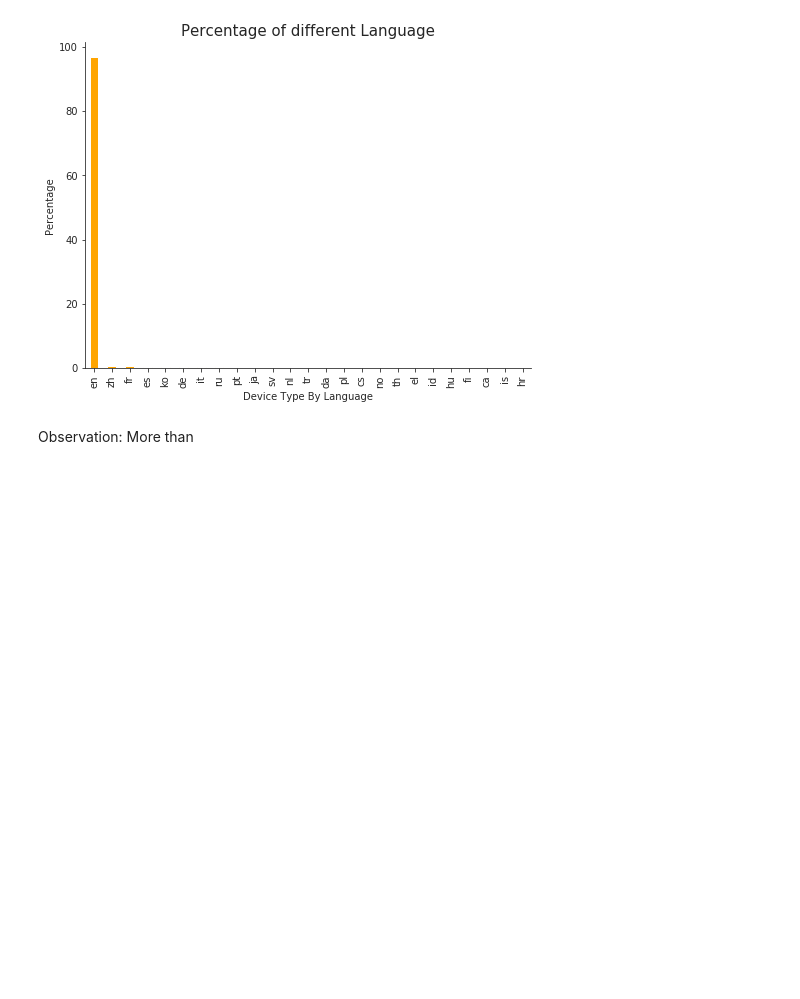
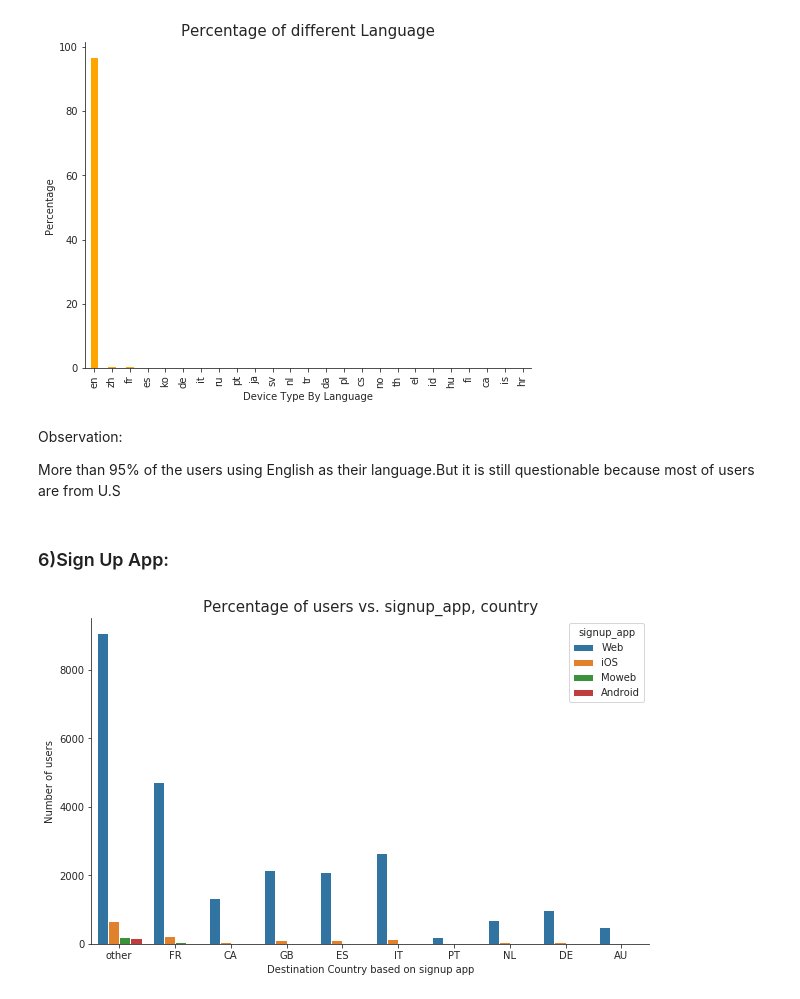
Before and after one commit to fwang312/Airbnb-User-Booking, a Jupyter notebook: New_User_Booking.ipynb, the cells around one changed output. Cells and saved outputs as stored; diff of their text form; code cells hidden in the pictures; blank space fills up the shorter version.

```diff
--- a/New_User_Booking.ipynb
+++ b/New_User_Booking.ipynb
@@ -146,7 +146,7 @@ age = df['age']
 age.fillna(-1, inplace = True)
 # %%
 ## This are birthdays instead of age (estimating age by doing 2016 - value)
-age = np.where(np.logical_and(age<2014, age>1917), 2017-age, age)
+age = np.where(np.logical_and(age<2013, age>1917), 2017-age, age)
 
 ## This is the current year insted of age, we also consider this as N/A
 age = np.where(np.logical_and(age<2016, age>2010), -1, age)
@@ -266,5 +266,22 @@ plt.title('Percentage of different Language', size = 15)
 sns.despine()
 # %% [output]
 [figure]
-# %% [markdown]
-Observation: More than
+# %% [markdown]
+Observation:
+
+More than 95% of the users using English as their language.But it is still questionable because most of users are from U.S
+# %% [markdown]
+### 6)Sign Up App:
+# %%
+sns.set_style('ticks')
+fig, ax = plt.subplots()
+fig.set_size_inches(10, 6)
+
+sns.countplot(x = 'country_destination', hue = 'signup_app', data = data_without_NDF1)
+
+plt.xlabel('Destination Country based on signup app')
+plt.ylabel('Number of users')
+plt.title('Percentage of users vs. signup_app, country', size = 15)
+sns.despine()
+# %% [output]
+[figure, added]
```
Also changed, not shown: parts of 4 cells of this notebook.
